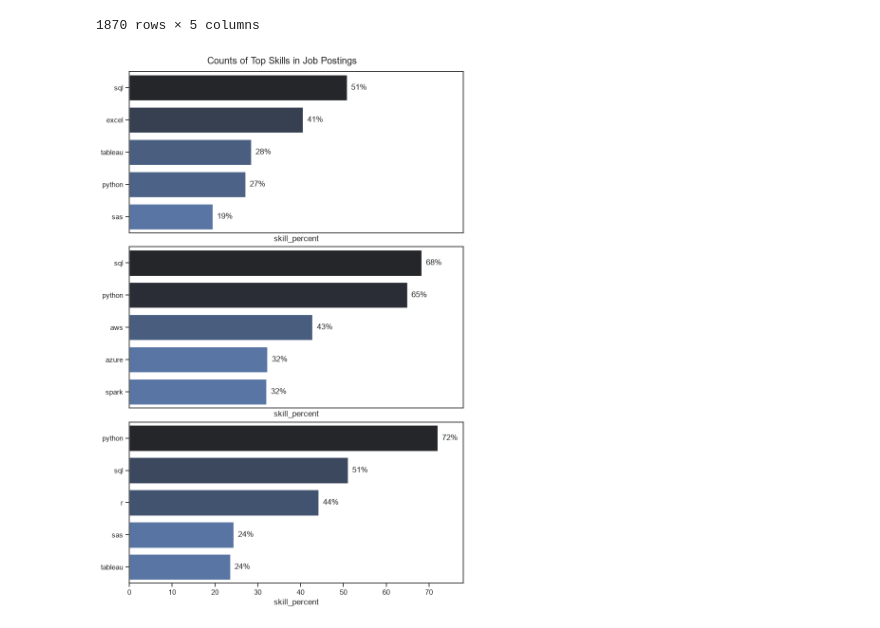
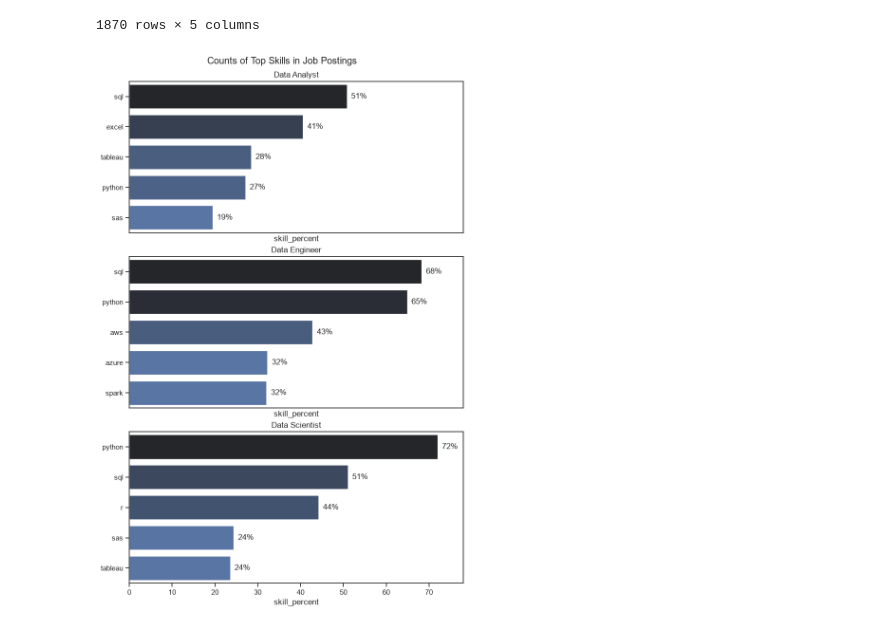
Before and after one commit to wairimutrisa20-coder/Python_Data_Project, a Jupyter notebook: 3_Projects/2_Skills_Demand.ipynb, the cells around one changed output. Cells and saved outputs as stored; diff of their text form; code cells hidden in the pictures.

```diff
--- a/3_Projects/2_Skills_Demand.ipynb
+++ b/3_Projects/2_Skills_Demand.ipynb
@@ -119,41 +119,30 @@ df_skills_perc
 # %%
 fig, ax = plt.subplots(len(job_titles), 1)
 fig.set_size_inches(8, 12)
 
 sns.set_theme(style='ticks')
 
 for i, job_title in enumerate(job_titles):
-    df_plot = df_skills_perc[
-        df_skills_perc['job_title_short'] == job_title
-    ].head(5)
+    df_plot = df_skills_perc[df_skills_perc['job_title_short'] == job_title].head(5)
 
     sns.barplot(data=df_plot, x= 'skill_percent', y= 'job_skills', ax=ax[i], hue= 'skill_count', palette= 'dark:b_r')
 
 
-
-    #df_plot.plot(
-        #kind='barh',
-       # x='job_skills',
-        #y='skill_percent',
-        #ax=ax[i],
-        #title=job_title,
-        #legend=False
-
-
+    ax[i].set_title(job_title)
     ax[i].set_ylabel('')
     ax[i].legend().set_visible(False)
     ax[i].set_xlim(0, 78)
 
     for n, v in enumerate(df_plot['skill_percent']):
         ax[i].text(v + 1, n, f'{v:.0f}%', va= 'center')
 
 #if i want to remove the number and leave on only the axis below
 
     if i != len(job_titles) - 1:
         ax[i].set_xticks([])
 
 fig.suptitle('Counts of Top Skills in Job Postings')
 fig.tight_layout(h_pad=0.5) #fix the overlap
 plt.show()
 # %% [output]
-[figure, old version]
+[figure, new version]
```
Also changed, not shown: 2 other files.
